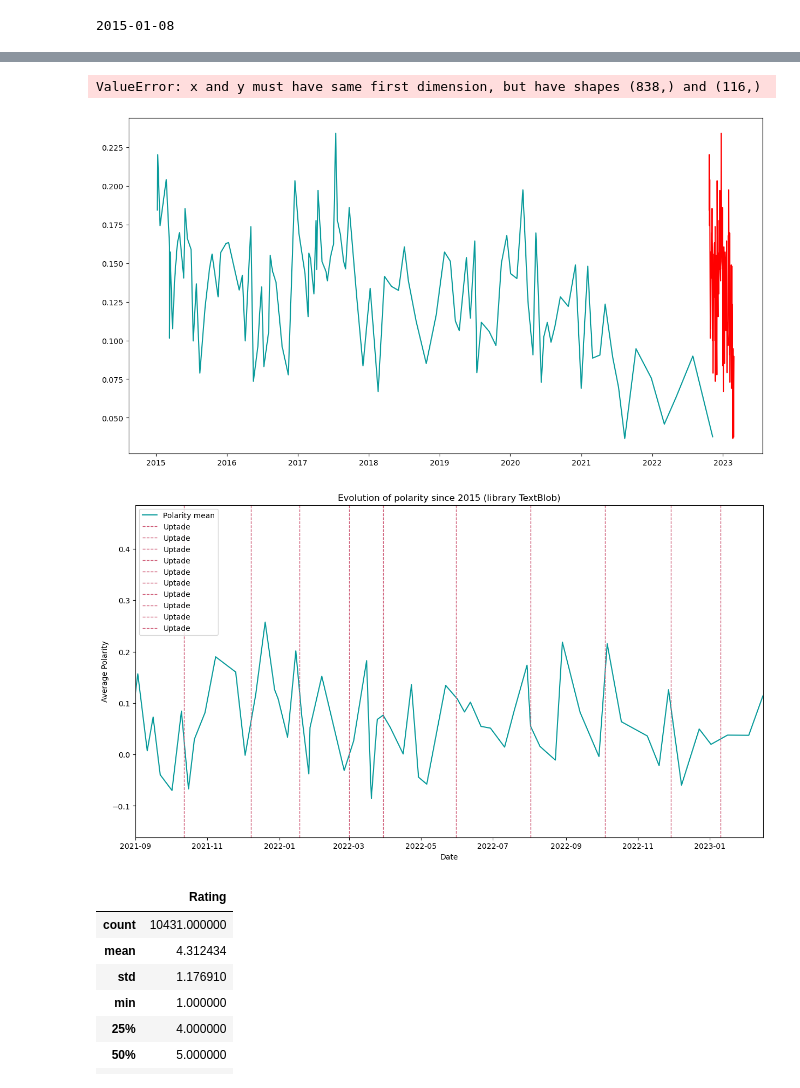
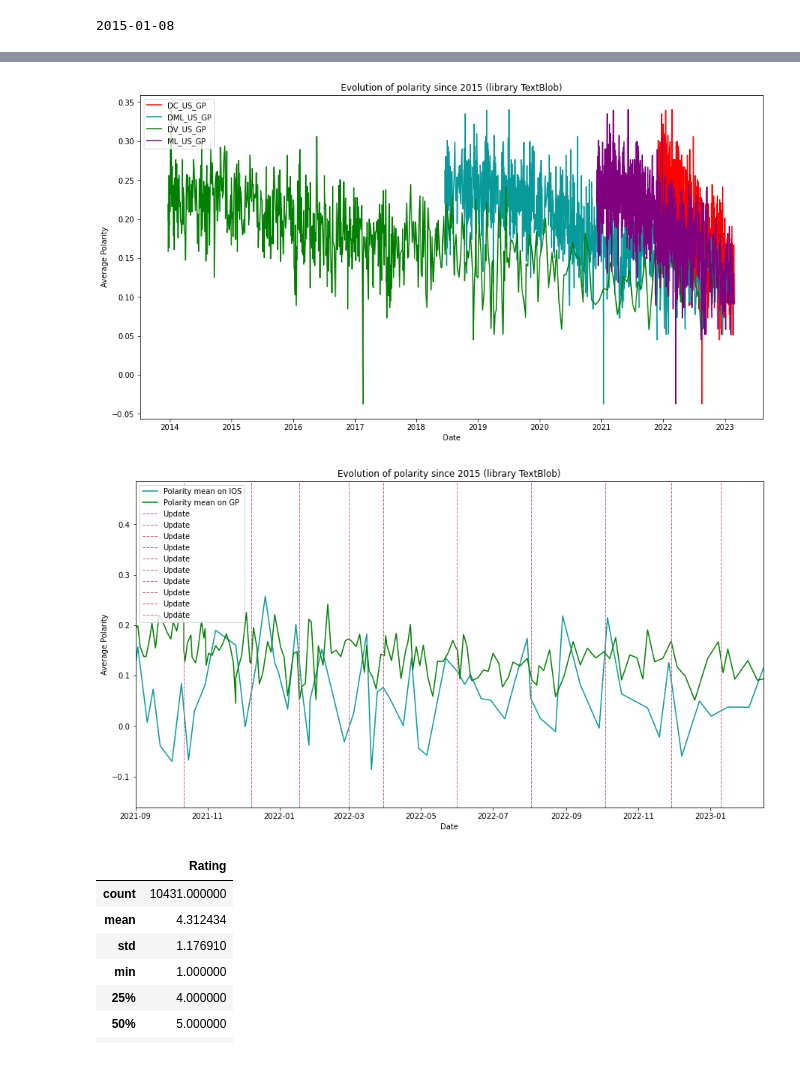
Before and after one commit to dmkant/challenge_gameloft, a Jupyter notebook: nlp_gamelofit.ipynb, the cells around one changed output, grey strips where cells are left out. Cells and saved outputs as stored; diff of their text form; code cells hidden in the pictures.

```diff
--- a/nlp_gamelofit.ipynb
+++ b/nlp_gamelofit.ipynb
@@ -177,5 +153,5 @@ plt.show()
 # %%
-# group = lambda liste, size : [liste[i:i+size] for i in range(0, len(liste), size)]
+ group = lambda liste, size : [liste[i:i+size] for i in range(0, len(liste), size)]
 
 # polarity_par_paquet = group(polarity,100)
 # date_par_paquet = group(dates, 100)
@@ -184,70 +160,69 @@ plt.show()
 # liste_moyennes = []
 # for l in polarity_par_paquet :
 #   liste_moyennes.append(np.mean(l))
 
 # plt.xlabel('Date')
 # plt.ylabel('Average Polarity')
 # plt.show()
 # plt.plot(x_values,liste_moyennes)
 
 import matplotlib.dates as mdates
 
-n=90
+n=100
 
-dates_DML_US_IOS = pd.to_datetime(corpus_DML_US_IOS["Date"])
-dates_DC_US_IOS = pd.to_datetime(corpus_DC_US_IOS["Date"])
-dates_DV_US_IOS = pd.to_datetime(corpus_DV_US_IOS["Date"])
-dates_ML_US_IOS = pd.to_datetime(corpus_ML_US_IOS["Date"])
+dates_DML_US_GP = pd.to_datetime(corpus_DML_US_GP["Date"])
+dates_DC_US_GP = pd.to_datetime(corpus_DC_US_GP["Date"])
+dates_DV_US_GP = pd.to_datetime(corpus_DV_US_GP["Date"])
+dates_ML_US_GP = pd.to_datetime(corpus_ML_US_GP["Date"])
 
-grouped_dates_DML_US_IOS = group(dates_DML_US_IOS, n)
-grouped_dates_DC_US_IOS = group(dates_DC_US_IOS, n)
-grouped_dates_DV_US_IOS = group(dates_DV_US_IOS, n)
-grouped_dates_ML_US_IOS = group(dates_ML_US_IOS, n)
+grouped_dates_DML_US_GP = group(dates_DML_US_GP, n)
+grouped_dates_DC_US_GP = group(dates_DC_US_GP, n)
+grouped_dates_DV_US_GP = group(dates_DV_US_GP, n)
+grouped_dates_ML_US_GP = group(dates_ML_US_GP, n)
 
-grouped_polarity_DML_US_IOS = group(polarity_DML_US_IOS, n)
-grouped_polarity_DC_US_IOS = group(polarity_DC_US_IOS, n)
-grouped_polarity_DV_US_IOS = group(polarity_DV_US_IOS, n)
-grouped_polarity_ML_US_IOS = group(polarity_ML_US_IOS, n)
+grouped_polarity_DML_US_GP = group(polarity_DML_US_GP, n)
+grouped_polarity_DC_US_GP = group(polarity_DC_US_GP, n)
+grouped_polarity_DV_US_GP = group(polarity_DV_US_GP, n)
+grouped_polarity_ML_US_GP = group(polarity_ML_US_GP, n)
 
-nonempty_groups_DML_US_IOS = [group.tolist() for group in grouped_dates_DML_US_IOS if not group.empty]
-nonempty_groups_DC_US_IOS = [group.tolist() for group in grouped_dates_DC_US_IOS if not group.empty]
-nonempty_groups_DV_US_IOS = [group.tolist() for group in grouped_dates_DV_US_IOS if not group.empty]
-nonempty_groups_ML_US_IOS = [group.tolist() for group in grouped_dates_ML_US_IOS if not group.empty]
+nonempty_groups_DML_US_GP = [group.tolist() for group in grouped_dates_DML_US_GP if not group.empty]
+nonempty_groups_DC_US_GP = [group.tolist() for group in grouped_dates_DC_US_GP if not group.empty]
+nonempty_groups_DV_US_GP = [group.tolist() for group in grouped_dates_DV_US_GP if not group.empty]
+nonempty_groups_ML_US_GP = [group.tolist() for group in grouped_dates_ML_US_GP if not group.empty]
 
-average_polarity_DML_US_IOS = [np.mean(group) for group in grouped_polarity_DML_US_IOS[:len(nonempty_groups_DML_US_IOS)]]
-average_polarity_DC_US_IOS = [np.mean(group) for group in grouped_polarity_DC_US_IOS[:len(nonempty_groups_DC_US_IOS)]]
-average_polarity_DV_US_IOS = [np.mean(group) for group in grouped_polarity_DV_US_IOS[:len(nonempty_groups_DV_US_IOS)]]
-average_polarity_ML_US_IOS = [np.mean(group) for group in grouped_polarity_ML_US_IOS[:len(nonempty_groups_ML_US_IOS)]]
+average_polarity_DML_US_GP = [np.mean(group) for group in grouped_polarity_DML_US_GP[:len(nonempty_groups_DML_US_GP)]]
+average_polarity_DC_US_GP = [np.mean(group) for group in grouped_polarity_DC_US_GP[:len(nonempty_groups_DC_US_GP)]]
+average_polarity_DV_US_GP = [np.mean(group) for group in grouped_polarity_DV_US_GP[:len(nonempty_groups_DV_US_GP)]]
+average_polarity_ML_US_GP = [np.mean(group) for group in grouped_polarity_ML_US_GP[:len(nonempty_groups_ML_US_GP)]]
 
-x_values_DML_US_IOS = [group[-1] for group in nonempty_groups_DML_US_IOS]
-x_values_DC_US_IOS = [group[-1] for group in nonempty_groups_DC_US_IOS]
-x_values_DV_US_IOS = [group[-1] for group in nonempty_groups_DV_US_IOS]
-x_values_ML_US_IOS = [group[-1] for group in nonempty_groups_ML_US_IOS]
+x_values_DML_US_GP = [group[-1] for group in nonempty_groups_DML_US_GP]
+x_values_DC_US_GP = [group[-1] for group in nonempty_groups_DC_US_GP]
+x_values_DV_US_GP = [group[-1] for group in nonempty_groups_DV_US_GP]
+x_values_ML_US_GP = [group[-1] for group in nonempty_groups_ML_US_GP]
 
 fig, ax = plt.subplots(figsize=(15, 8))
-x_resized = np.resize(x_values_DC_US_IOS, np.array(average_polarity_DC_US_IOS).shape)
-plt.plot(x_resized, average_polarity_DC_US_IOS, color='red', label='DC_US_IOS')
-plt.plot(x_values_DML_US_IOS, average_polarity_DML_US_IOS, color='#079A9A',label='DML_US_IOS')
+x_resized = np.resize(x_values_DC_US_GP, np.array(average_polarity_DC_US_GP).shape)
+plt.plot(x_resized, average_polarity_DC_US_GP, color='red', label='DC_US_GP')
+plt.plot(x_values_DML_US_GP, average_polarity_DML_US_GP, color='#079A9A',label='DML_US_GP')
 #plt.plot(x_values_DC_US_IOS , average_polarity_DC_US_IOS,color='red',label='DC_US_IOS')
-plt.plot(x_values_DV_US_IOS , average_polarity_DV_US_IOS,color='green',label='DV_US_IOS')
-plt.plot(x_values_ML_US_IOS , average_polarity_ML_US_IOS,color='purple',label='ML_US_IOS')
+plt.plot(x_values_DV_US_GP , average_polarity_DV_US_GP,color='green',label='DV_US_GP')
+plt.plot(x_values_ML_US_GP , average_polarity_ML_US_GP,color='purple',label='ML_US_GP')
 
 plt.xlabel('Date')
 plt.ylabel('Average Polarity')
 #plt.xlim(right=max(x_values), left=min(x_values))
 
 plt.legend(loc='upper left')
 plt.title("Evolution of polarity since 2015 (library TextBlob)")
 
 plt.show()
 # %% [output]
-ValueError: x and y must have same first dimension, but have shapes (838,) and (116,)
-[figure, old version]
+[figure, new version]
 # %%
 import matplotlib.dates as mdates
-
-grouped_dates = group(dates, 10)
-grouped_polarity = group(polarity, 10)
+group = lambda liste, size : [liste[i:i+size] for i in range(0, len(liste), size)]
+grouped_dates = group(dates_DML_US_IOS, 10)
+grouped_polarity = group(polarity_DML_US_IOS, 10)
 
 nonempty_groups = [group.tolist() for group in grouped_dates if not group.empty]
 average_polarity = [np.mean(group) for group in grouped_polarity[:len(nonempty_groups)]]
@@ -256,20 +231,20 @@ update_date = [dt.date(2021,10,12),dt.date(2021,12,8),dt.date(2022,1,18),dt.date
 dt.date(2022,5,31),dt.date(2022,8,2),dt.date(2022,10,4),dt.date(2022,11,29),dt.date(2023,1,10)]
 
 fig, ax = plt.subplots(figsize=(15, 8))
-plt.plot(x_values, average_polarity, color='#079A9A', label='Polarity mean')
+plt.plot(x_values, average_polarity, color='#079A9A', label='Polarity mean on IOS')
 plt.xlabel('Date')
 plt.ylabel('Average Polarity')
 plt.xlim(right=max(x_values), left=dt.date(2021,9,1))
 
-
+plt.plot(x_values_DML_US_GP, average_polarity_DML_US_GP, color='green',label='Polarity mean on GP')
 for update_date in update_date:
-    ax.axvline(x=update_date, color='#CF5C78', linestyle='--', linewidth=1, label='Uptade')
+    ax.axvline(x=update_date, color='#CF5C78', linestyle='--', linewidth=1, label='Update')
 
 plt.legend(loc='upper left')
 plt.title("Evolution of polarity since 2015 (library TextBlob)")
 plt.show()
 # %% [output]
-[figure, old version]
+[figure, new version]
 # %%
 corpus.describe()
 # %% [output]
```
Also changed, not shown: parts of 6 cells of this notebook, 1 other file.
